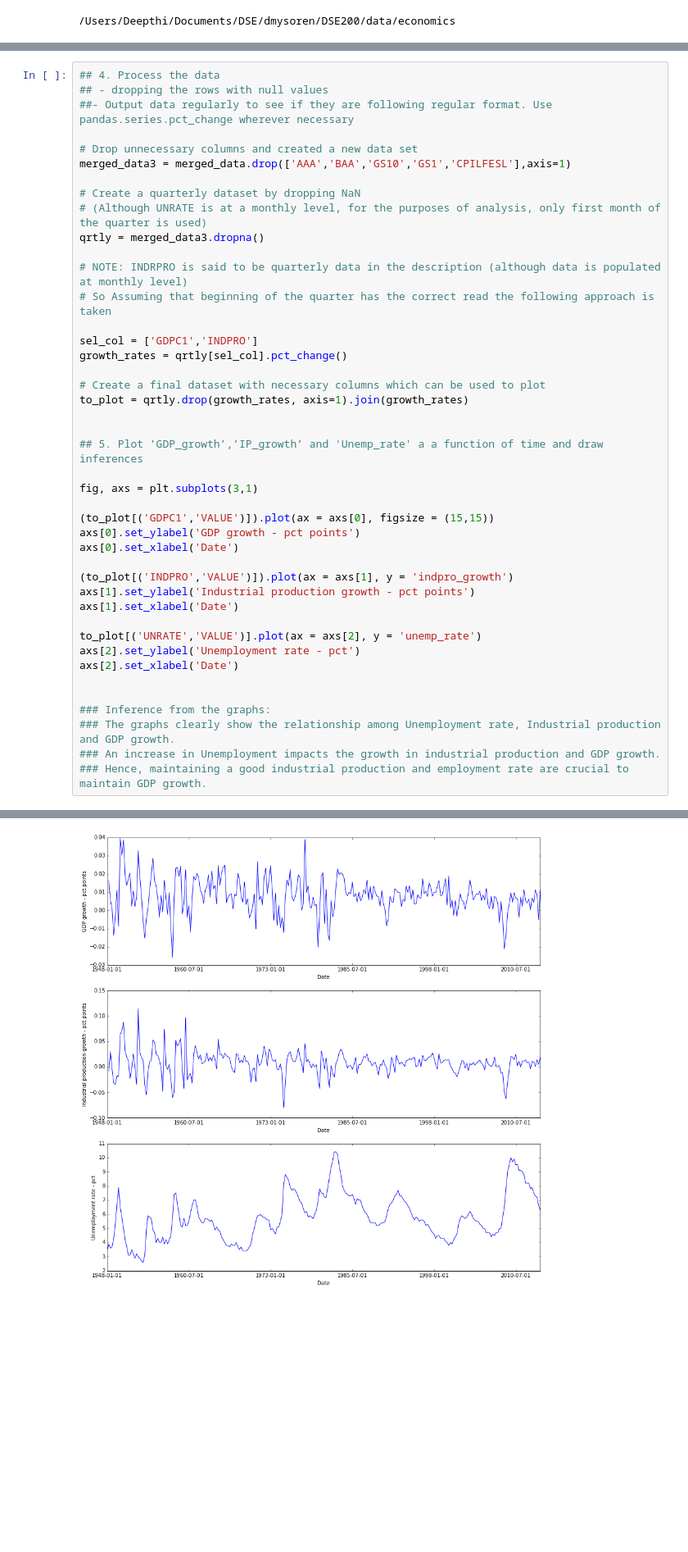
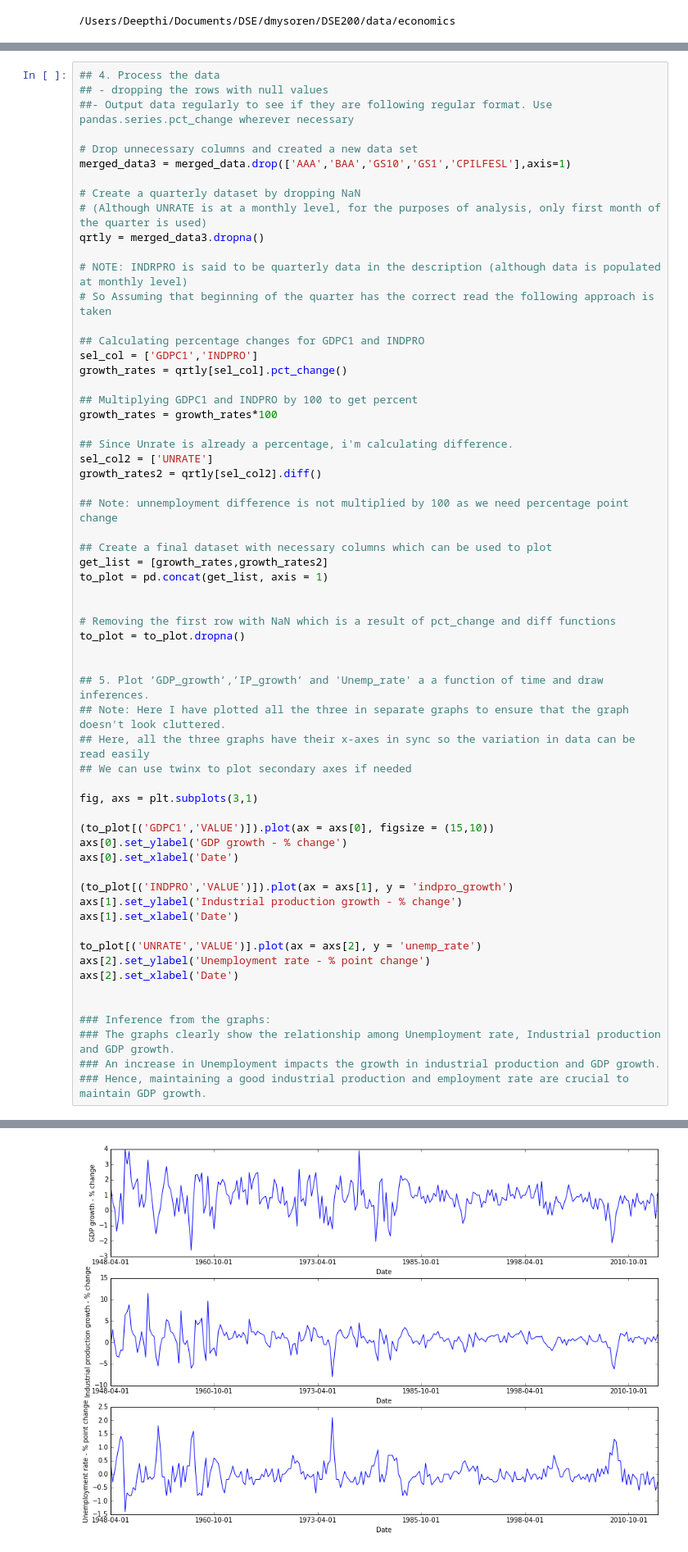
Before and after one commit to mas-dse-dmysoren/DSE200, a Jupyter notebook: day_3_models_and_learning/03_Exercises.ipynb, the cells around one changed output, grey strips where cells are left out. Shown at 82% size. Drawn from its saved outputs; the diff is of its cells as text; blank space fills up the shorter version.

```diff
--- a/day_3_models_and_learning/03_Exercises.ipynb
+++ b/day_3_models_and_learning/03_Exercises.ipynb
@@ -111,41 +142,59 @@ merged_data3 = merged_data.drop(['AAA','BAA','GS10','GS1','CPILFESL'],axis=1)
 # Create a quarterly dataset by dropping NaN
 # (Although UNRATE is at a monthly level, for the purposes of analysis, only first month of the quarter is used)
 qrtly = merged_data3.dropna()
 
 # NOTE: INDRPRO is said to be quarterly data in the description (although data is populated at monthly level)
 # So Assuming that beginning of the quarter has the correct read the following approach is taken
 
+## Calculating percentage changes for GDPC1 and INDPRO
 sel_col = ['GDPC1','INDPRO']
 growth_rates = qrtly[sel_col].pct_change()
 
-# Create a final dataset with necessary columns which can be used to plot
-to_plot = qrtly.drop(growth_rates, axis=1).join(growth_rates)
+## Multiplying GDPC1 and INDPRO by 100 to get percent
+growth_rates = growth_rates*100
+
+## Since Unrate is already a percentage, i'm calculating difference.
+sel_col2 = ['UNRATE']
+growth_rates2 = qrtly[sel_col2].diff()
+
+## Note: unnemployment difference is not multiplied by 100 as we need percentage point change
+
+## Create a final dataset with necessary columns which can be used to plot
+get_list = [growth_rates,growth_rates2]
+to_plot = pd.concat(get_list, axis = 1)
 
 
-## 5. Plot ’GDP_growth’,’IP_growth’ and 'Unemp_rate' a a function of time and draw inferences
+# Removing the first row with NaN which is a result of pct_change and diff functions
+to_plot = to_plot.dropna()
+
+
+## 5. Plot ’GDP_growth’,’IP_growth’ and 'Unemp_rate' a a function of time and draw inferences.
+## Note: Here I have plotted all the three in separate graphs to ensure that the graph doesn't look cluttered.
+## Here, all the three graphs have their x-axes in sync so the variation in data can be read easily
+## We can use twinx to plot secondary axes if needed
 
 fig, axs = plt.subplots(3,1)
 
-(to_plot[('GDPC1','VALUE')]).plot(ax = axs[0], figsize = (15,15))
-axs[0].set_ylabel('GDP growth - pct points')
+(to_plot[('GDPC1','VALUE')]).plot(ax = axs[0], figsize = (15,10))
+axs[0].set_ylabel('GDP growth - % change')
 axs[0].set_xlabel('Date')
 
 (to_plot[('INDPRO','VALUE')]).plot(ax = axs[1], y = 'indpro_growth')
-axs[1].set_ylabel('Industrial production growth - pct points')
+axs[1].set_ylabel('Industrial production growth - % change')
 axs[1].set_xlabel('Date')
 
 to_plot[('UNRATE','VALUE')].plot(ax = axs[2], y = 'unemp_rate')
-axs[2].set_ylabel('Unemployment rate - pct')
+axs[2].set_ylabel('Unemployment rate - % point change')
 axs[2].set_xlabel('Date')
 
 
 ### Inference from the graphs:
 ### The graphs clearly show the relationship among Unemployment rate, Industrial production and GDP growth.
 ### An increase in Unemployment impacts the growth in industrial production and GDP growth.
 ### Hence, maintaining a good industrial production and employment rate are crucial to maintain GDP growth.
 # %% [output]
 <matplotlib.text.Text at 0x...>
-[figure, old version]
+[figure, new version]
 # %%
 ## 6. Use pandas function scatter_matrix to generate scatter plots of ’GDP_growth’,’IP_growth’ and 'Unemp_rate'
 ## in a mmatrix form with kernel density plots along the diagonals.
```
Also changed, not shown: parts of 37 cells of this notebook, 1 other file.
